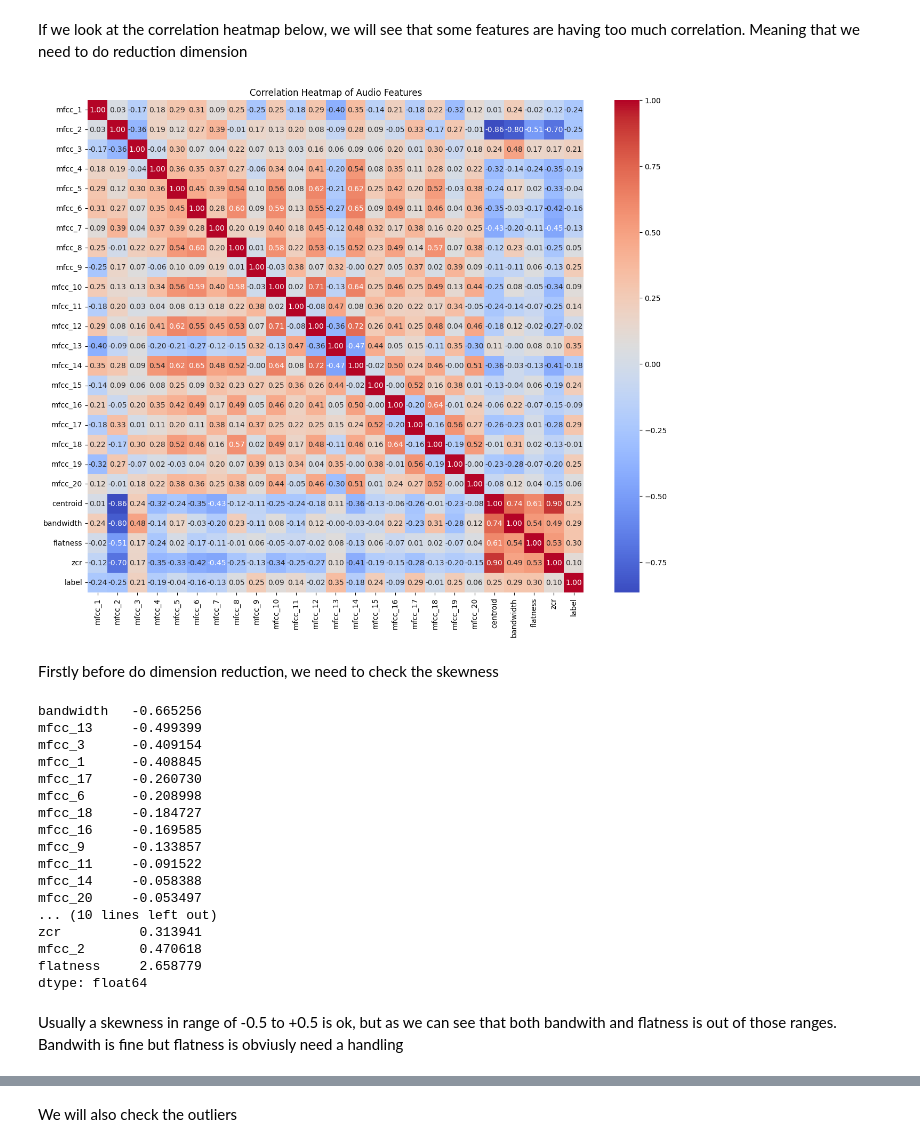
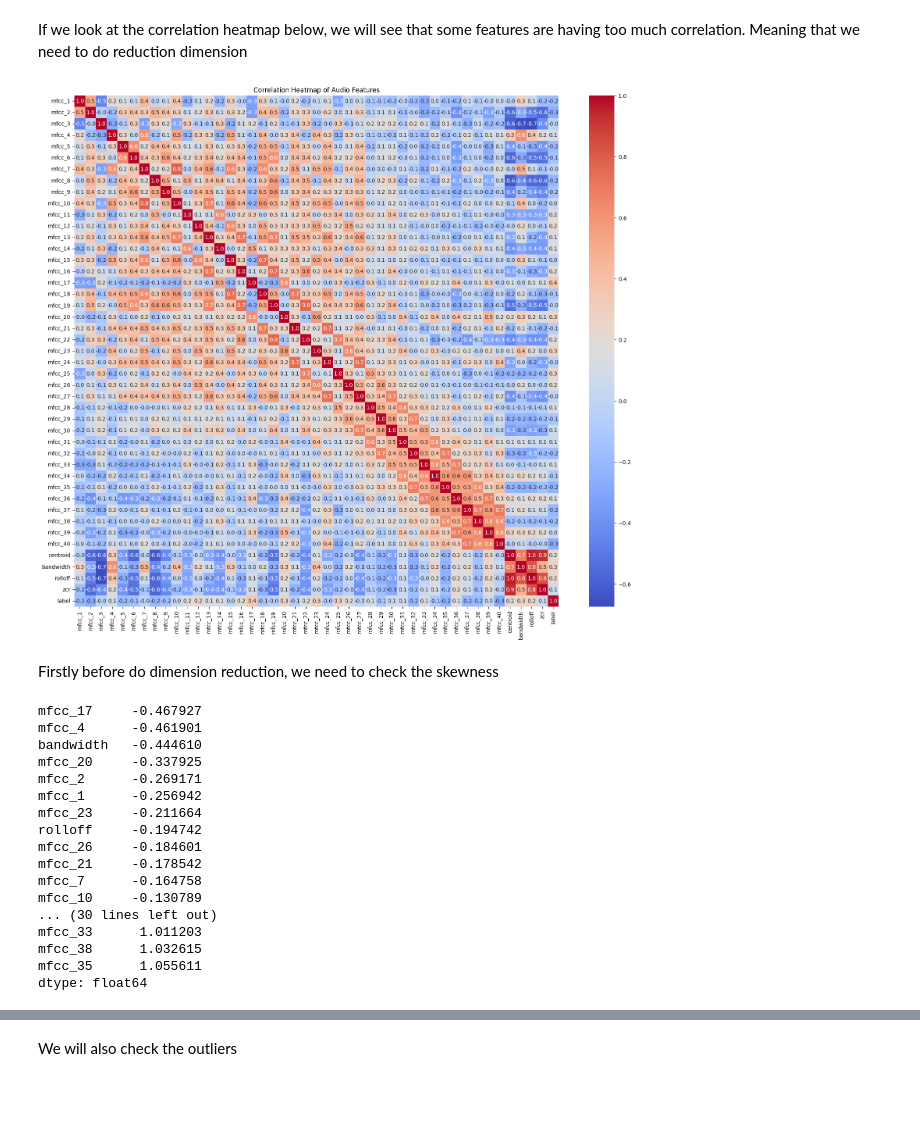
Before and after one commit to VVeebu/Riyal-or-Fake, a Jupyter notebook: PSD_FinPro.ipynb, the cells around one changed output, grey strips where cells are left out. Saved outputs shown, nothing was run; the diff lists cells and outputs as text; code cells hidden in the pictures; blank space fills up the shorter version.

```diff
--- a/PSD_FinPro.ipynb
+++ b/PSD_FinPro.ipynb
@@ -88,15 +92,15 @@ def extract_features(path):
     """
     function to extract features from audio file
     """
-    y, sr = librosa.load(path, sr=16000)
+    y, sr = librosa.load(path, sr=44100)
 
-    mfcc_feat = np.mean(librosa.feature.mfcc(y=y, sr=sr, n_mfcc=20), axis=1)
+    mfcc_feat = np.mean(librosa.feature.mfcc(y=y, sr=sr, n_mfcc=40), axis=1)
     centroid = np.mean(librosa.feature.spectral_centroid(y=y, sr=sr), axis=1)
     bandwidth = np.mean(librosa.feature.spectral_bandwidth(y=y, sr=sr), axis=1)
-    flatness = np.mean(librosa.feature.spectral_flatness(y=y), axis=1)
+    rolloff = np.mean(librosa.feature.spectral_rolloff(y=y, sr=sr), axis=1)
     zcr = np.mean(librosa.feature.zero_crossing_rate(y), axis=1)
 
-    return np.hstack([mfcc_feat, centroid, bandwidth, flatness, zcr])
+    return np.hstack([mfcc_feat, centroid, bandwidth, rolloff, zcr])
 # %%
 try:
     X = np.load("X.npy")
@@ -107,25 +111,11 @@ except:
 
     meta = df
     total = len(meta)
-    for fp, label in zip(meta.filepath, meta.label):
-
-        print(f"{meta.label}")
-        X.append(extract_features(fp))
-        y.append(0 if label == "fake" else 1)
+    with tqdm(total=total, desc="Extracting features") as pbar:
+        for fp, label in zip(meta.filepath, meta.label):
+            X.append(extract_features(fp))
+            y.append(0 if label == "fake" else 1)
+            pbar.update(1)
 
     X = np.array(X)
     y = np.array(y)
-# %%
-df['filesize'] = df['filepath'].apply(lambda x: os.path.getsize(x))
-duplicates_mask = df.duplicated(subset=['filesize', 'label'], keep='first')
-
-X_clean = X[~duplicates_mask]
-y_clean = y[~duplicates_mask]
-df_clean = df[~duplicates_mask].reset_index(drop=True)
-
-print(f"Clean Shape:  {X_clean.shape}")
-print(f"Removed {X.shape[0] - X_clean.shape[0]} duplicates.")
-
-X = X_clean
-y = y_clean
-df = df_clean
@@ -135,6 +122,6 @@ Removed 545 duplicates.
 # %%
-mfcc_cols = [f"mfcc_{i+1}" for i in range(20)]
-other_cols = ["centroid", "bandwidth", "flatness", "zcr"]
+mfcc_cols = [f"mfcc_{i+1}" for i in range(40)]
+other_cols = ["centroid", "bandwidth", "rolloff", "zcr"]
 
 columns = mfcc_cols + other_cols
 columns.append("label")
@@ -216,33 +219,31 @@ plt.show()
 # %% [markdown]
 If we look at the correlation heatmap below, we will see that some features are having too much correlation. Meaning that we need to do reduction dimension
 # %%
-plt.figure(figsize=(15, 12))
-sns.heatmap(df_features.corr(numeric_only=True), annot=True, fmt='.2f', cmap='coolwarm')
+plt.figure(figsize=(20, 17))
+sns.heatmap(df_features.corr(numeric_only=True), annot=True, fmt='.1f', cmap='coolwarm')
 plt.title('Correlation Heatmap of Audio Features')
 plt.show()
 # %% [output]
-[figure, old version]
+[figure, new version]
 # %% [markdown]
 Firstly before do dimension reduction, we need to check the skewness
 # %%
 print(df_features.skew().sort_values())
 # %% [output]
-bandwidth   -0.665256
-mfcc_13     -0.499399
-mfcc_3      -0.409154
-mfcc_1      -0.408845
-mfcc_17     -0.260730
-mfcc_6      -0.208998
-mfcc_18     -0.184727
-mfcc_16     -0.169585
-mfcc_9      -0.133857
-mfcc_11     -0.091522
-mfcc_14     -0.058388
-mfcc_20     -0.053497
-... (10 lines left out)
-zcr          0.313941
-mfcc_2       0.470618
-flatness     2.658779
+mfcc_17     -0.467927
+mfcc_4      -0.461901
+bandwidth   -0.444610
+mfcc_20     -0.337925
+mfcc_2      -0.269171
+mfcc_1      -0.256942
+mfcc_23     -0.211664
+rolloff     -0.194742
+mfcc_26     -0.184601
+mfcc_21     -0.178542
+mfcc_7      -0.164758
+mfcc_10     -0.130789
+... (30 lines left out)
+mfcc_33      1.011203
+mfcc_38      1.032615
+mfcc_35      1.055611
 dtype: float64
-# %% [markdown]
-Usually a skewness in range of -0.5 to +0.5 is ok, but as we can see that both bandwith and flatness is out of those ranges. Bandwith is fine but flatness is obviusly need a handling
```
Also changed, not shown: parts of 15 cells of this notebook, 5 other files.
